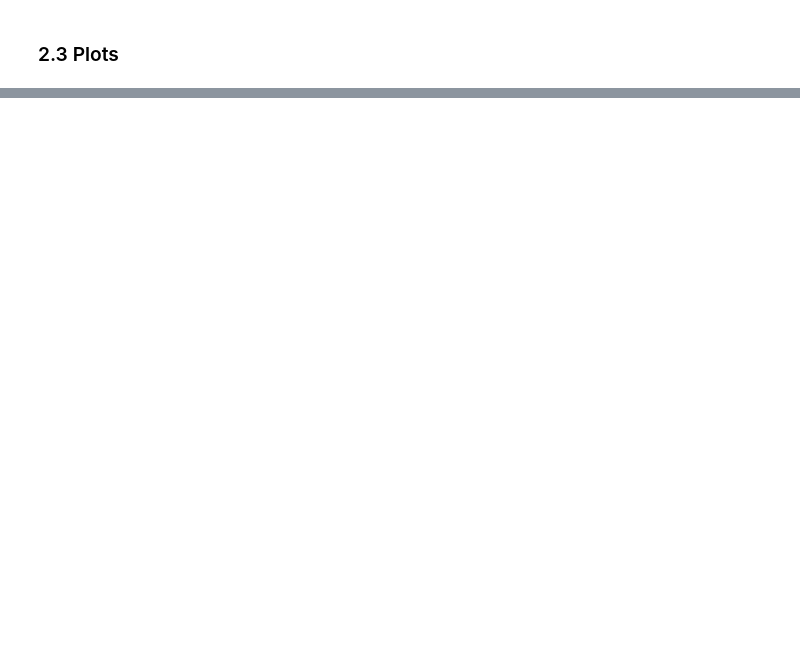
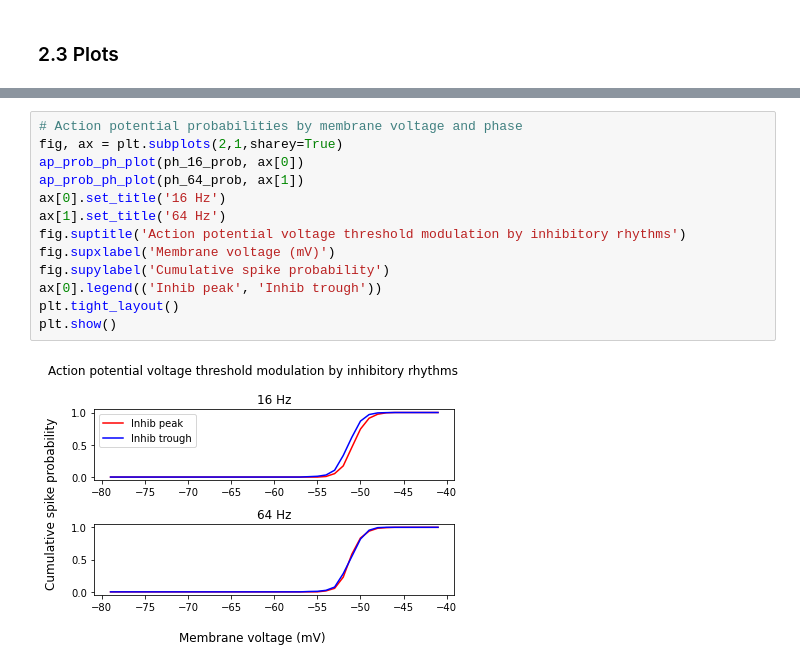
Before and after one commit to dbheadley/InhibOnDendComp, a Jupyter notebook: scripts/APThresh_RhythmicInh_PoissonExc.ipynb, the cells around one changed output, grey strips where cells are left out. Cells and saved outputs as stored; diff of their text form; blank space fills up the shorter version.

```diff
--- a/scripts/APThresh_RhythmicInh_PoissonExc.ipynb
+++ b/scripts/APThresh_RhythmicInh_PoissonExc.ipynb
@@ -119 +117,16 @@ def stairs_plot(sig_ser, sin_ser, ax):
+# %%
+# Action potential probabilities by membrane voltage and phase
+fig, ax = plt.subplots(2,1,sharey=True)
+ap_prob_ph_plot(ph_16_prob, ax[0])
+ap_prob_ph_plot(ph_64_prob, ax[1])
+ax[0].set_title('16 Hz')
+ax[1].set_title('64 Hz')
+fig.suptitle('Action potential voltage threshold modulation by inhibitory rhythms')
+fig.supxlabel('Membrane voltage (mV)')
+fig.supylabel('Cumulative spike probability')
+ax[0].legend(('Inhib peak', 'Inhib trough'))
+plt.tight_layout()
+plt.show()
+# %% [output]
+[figure, added]
 # %%
```
Also changed, not shown: parts of 21 cells of this notebook, 1 other file.
